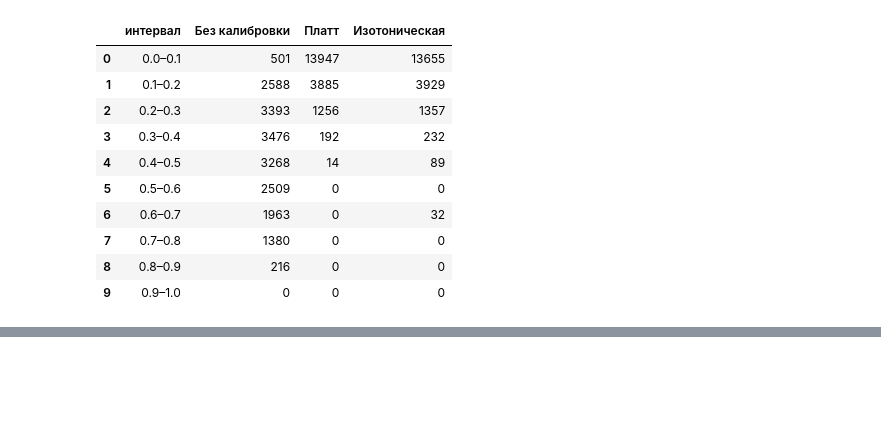
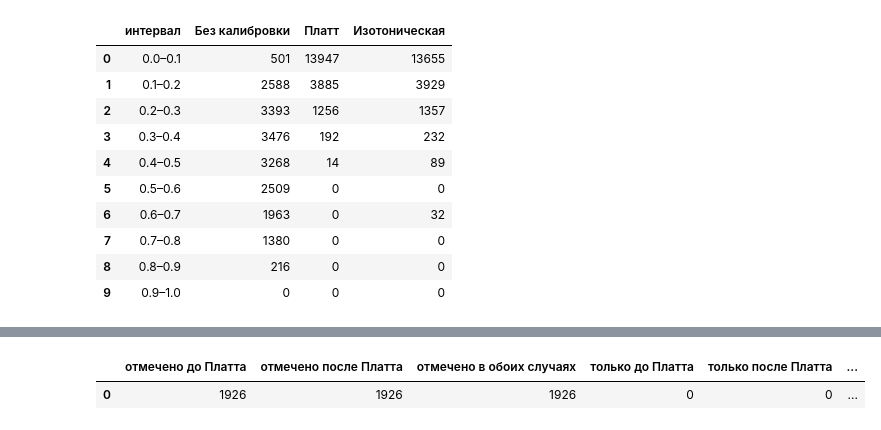
Before and after one commit to MikhailGeras/module0, a Jupyter notebook: ДЗ3.ipynb, the cells around one changed output, grey strips where cells are left out. Saved outputs shown, nothing was run; the diff lists cells and outputs as text; code cells hidden in the pictures; blank space fills up the shorter version.

```diff
--- a/ДЗ3.ipynb
+++ b/ДЗ3.ipynb
@@ -441,0 +482,17 @@ for model_name in ["A", "B"]:
+# %%
+selected_b = p_test_b >= threshold_b_capacity
+selected_b_platt = p_test_b_platt >= threshold_b_platt_capacity
+
+selection_comparison = pd.DataFrame([{
+    "отмечено до Платта": selected_b.sum(),
+    "отмечено после Платта": selected_b_platt.sum(),
+    "отмечено в обоих случаях": (selected_b & selected_b_platt).sum(),
+    "только до Платта": (selected_b & ~selected_b_platt).sum(),
+    "только после Платта": (~selected_b & selected_b_platt).sum(),
+    "наборы совпадают": np.array_equal(selected_b, selected_b_platt),
+}])
+
+display(selection_comparison)
+# %% [output]
+|  | отмечено до Платта | отмечено после Платта | отмечено в обоих случаях | только до Платта | только после Платта | ... |
+| 0 | 1926 | 1926 | 1926 | 0 | 0 | ... |
```
Also changed, not shown: parts of 1 cell of this notebook.
